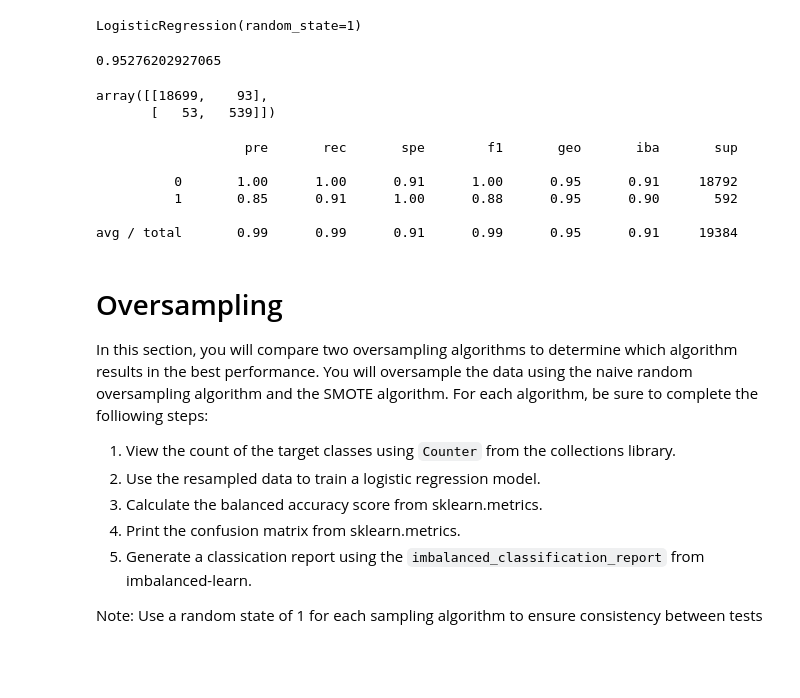
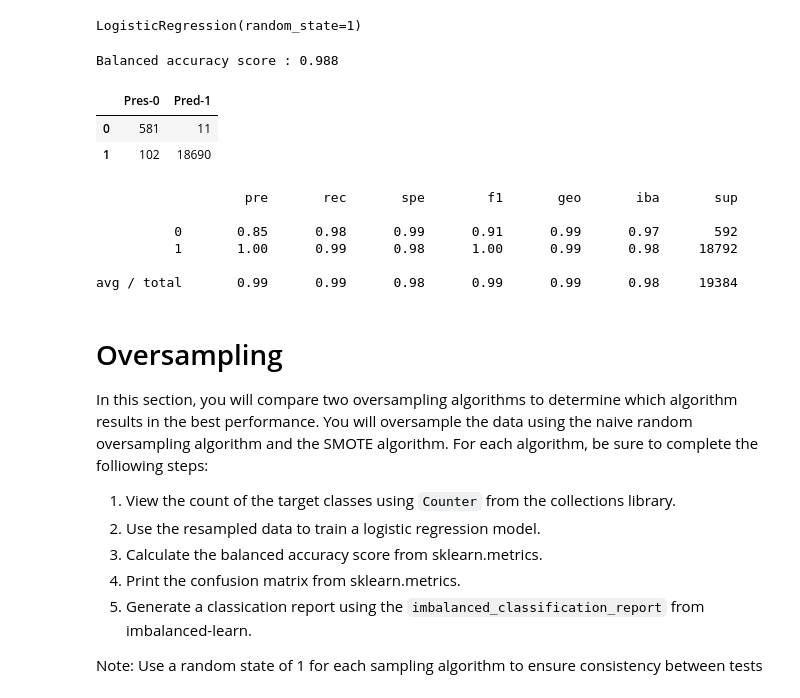
Before and after one commit to illyanyc/cu_fintech_assignments, a Jupyter notebook: 11_machine_learning/credit_risk_resampling.ipynb, the cells around one changed output. Saved outputs shown, nothing was run; the diff lists cells and outputs as text; code cells hidden in the pictures; blank space fills up the shorter version.

```diff
--- a/11_machine_learning/credit_risk_resampling.ipynb
+++ b/11_machine_learning/credit_risk_resampling.ipynb
@@ -113,23 +110,24 @@ X_test_scaled = X_scaler.transform(X_test)
 # %%
 from sklearn.linear_model import LogisticRegression
 model = LogisticRegression(solver='lbfgs', random_state=1)
-model.fit(X_train, y_train)
+model.fit(X_train_scaled, y_train)
 # %% [output]
 LogisticRegression(random_state=1)
 # %%
 # Calculated the balanced accuracy score
 from sklearn.metrics import balanced_accuracy_score
-y_pred = model.predict(X_test)
-balanced_accuracy_score(y_test, y_pred)
+y_pred = model.predict(X_test_scaled)
+print(f"Balanced accuracy score : {round(balanced_accuracy_score(y_test, y_pred),4)}")
 # %% [output]
-0.95276202927065
+Balanced accuracy score : 0.988
 # %%
 # Display the confusion matrix
 from sklearn.metrics import confusion_matrix
-confusion_matrix(y_test, y_pred)
+pd.DataFrame(confusion_matrix(y_test, y_pred), columns=['Pres-0','Pred-1'], index=['0','1'])
 # %% [output]
-array([[18699,    93],
-       [   53,   539]])
+|  | Pres-0 | Pred-1 |
+| 0 | 581 | 11 |
+| 1 | 102 | 18690 |
 # %%
 # Print the imbalanced classification report
 from imblearn.metrics import classification_report_imbalanced
@@ -137,10 +135,10 @@ print(classification_report_imbalanced(y_test, y_pred))
 # %% [output]
                    pre       rec       spe        f1       geo       iba       sup
 
-          0       1.00      1.00      0.91      1.00      0.95      0.91     18792
-          1       0.85      0.91      1.00      0.88      0.95      0.90       592
+          0       0.85      0.98      0.99      0.91      0.99      0.97       592
+          1       1.00      0.99      0.98      1.00      0.99      0.98     18792
 
-avg / total       0.99      0.99      0.91      0.99      0.95      0.91     19384
+avg / total       0.99      0.99      0.98      0.99      0.99      0.98     19384
 # %% [markdown]
 # Oversampling
 
```
Also changed, not shown: parts of 33 cells of this notebook, 12 other files.
